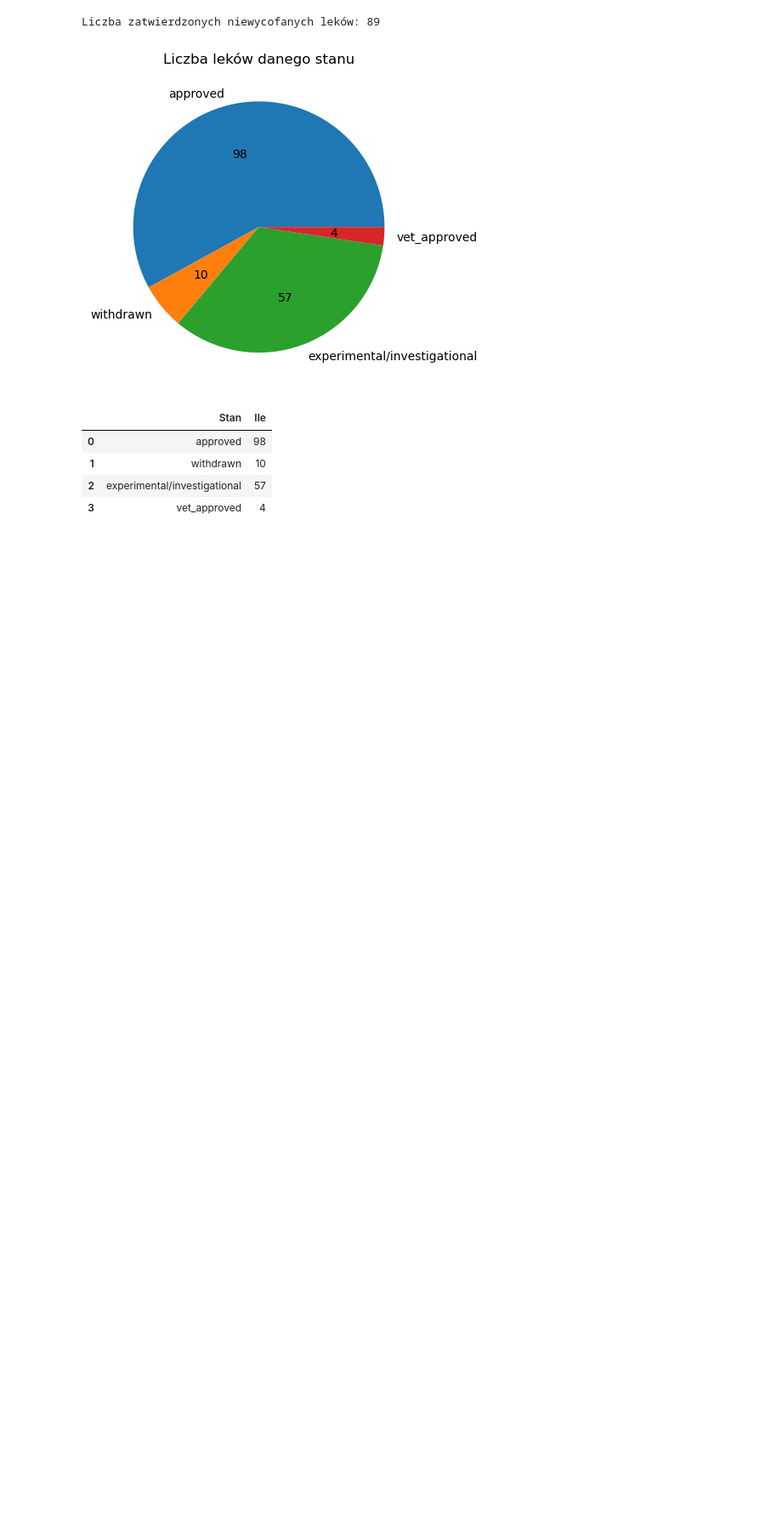
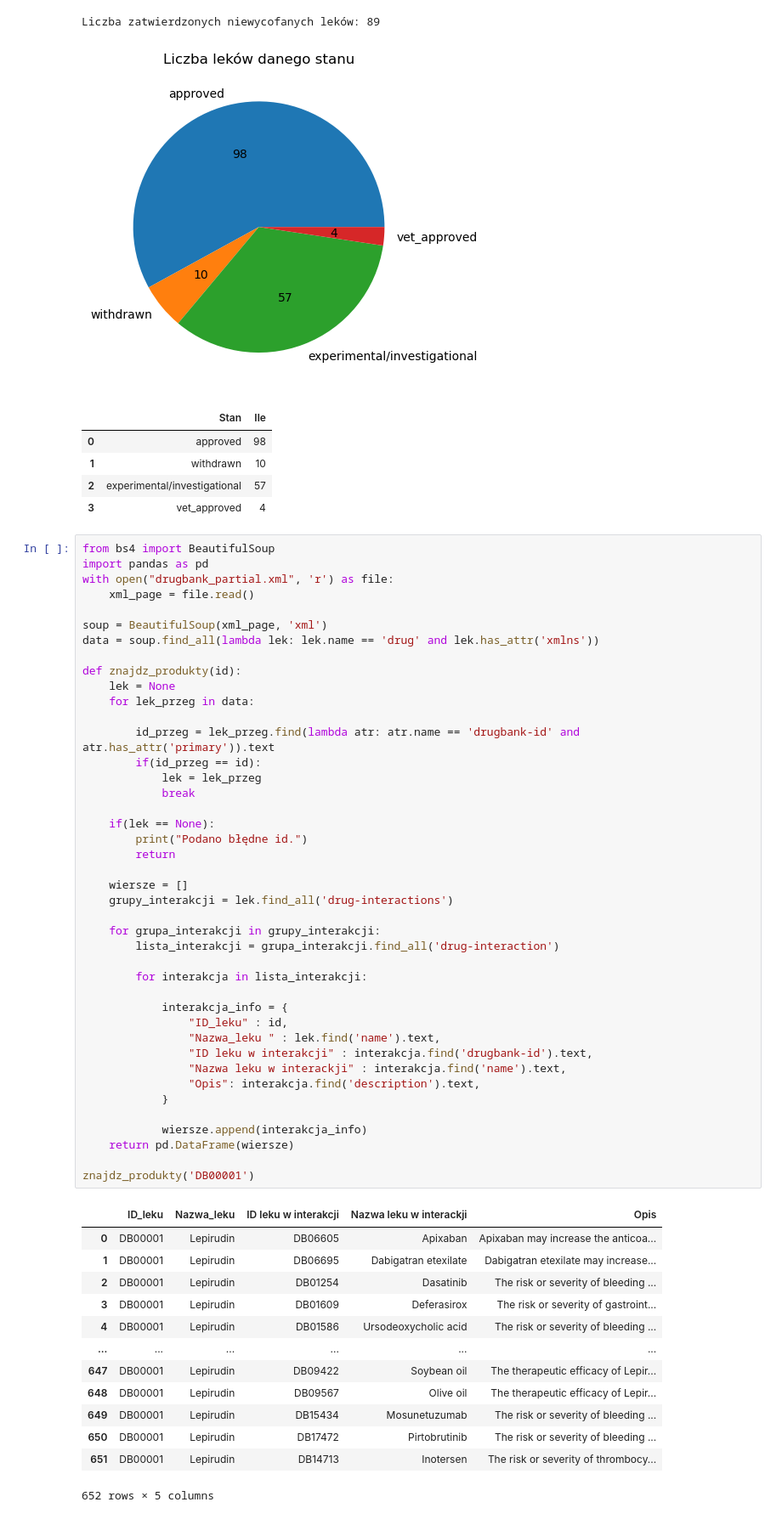
Before and after one commit to pstol123/drugbank-explorer, a Jupyter notebook: 1.ipynb, the cells around one changed output. Shown at 85% size. Drawn from its saved outputs; the diff is of its cells as text; blank space fills up the shorter version.

```diff
--- a/1.ipynb
+++ b/1.ipynb
@@ -542,3 +542,59 @@ Liczba zatwierdzonych niewycofanych leków: 89
 | 1 | withdrawn | 10 |
 | 2 | experimental/investigational | 57 |
 | 3 | vet_approved | 4 |
+# %%
+from bs4 import BeautifulSoup
+import pandas as pd
+with open("drugbank_partial.xml", 'r') as file:
+    xml_page = file.read()
+
+soup = BeautifulSoup(xml_page, 'xml')
+data = soup.find_all(lambda lek: lek.name == 'drug' and lek.has_attr('xmlns'))
+
+def znajdz_produkty(id):
+    lek = None
+    for lek_przeg in data:
+
+        id_przeg = lek_przeg.find(lambda atr: atr.name == 'drugbank-id' and atr.has_attr('primary')).text
+        if(id_przeg == id):
+            lek = lek_przeg
+            break
+
+    if(lek == None):
+        print("Podano błędne id.")
+        return
+
+    wiersze = []
+    grupy_interakcji = lek.find_all('drug-interactions')
+
+    for grupa_interakcji in grupy_interakcji:
+        lista_interakcji = grupa_interakcji.find_all('drug-interaction')
+
+        for interakcja in lista_interakcji:
+
+            interakcja_info = {
+                "ID_leku" : id,
+                "Nazwa_leku " : lek.find('name').text,
+                "ID leku w interakcji" : interakcja.find('drugbank-id').text,
+                "Nazwa leku w interackji" : interakcja.find('name').text,
+                "Opis": interakcja.find('description').text,
+            }
+
+            wiersze.append(interakcja_info)
+    return pd.DataFrame(wiersze)
+
+znajdz_produkty('DB00001')
+# %% [output]
+|  | ID_leku | Nazwa_leku | ID leku w interakcji | Nazwa leku w interackji | Opis |
+| 0 | DB00001 | Lepirudin | DB06605 | Apixaban | Apixaban may increase the anticoa... |
+| 1 | DB00001 | Lepirudin | DB06695 | Dabigatran etexilate | Dabigatran etexilate may increase... |
+| 2 | DB00001 | Lepirudin | DB01254 | Dasatinib | The risk or severity of bleeding ... |
+| 3 | DB00001 | Lepirudin | DB01609 | Deferasirox | The risk or severity of gastroint... |
+| 4 | DB00001 | Lepirudin | DB01586 | Ursodeoxycholic acid | The risk or severity of bleeding ... |
+| ... | ... | ... | ... | ... | ... |
+| 647 | DB00001 | Lepirudin | DB09422 | Soybean oil | The therapeutic efficacy of Lepir... |
+| 648 | DB00001 | Lepirudin | DB09567 | Olive oil | The therapeutic efficacy of Lepir... |
+| 649 | DB00001 | Lepirudin | DB15434 | Mosunetuzumab | The risk or severity of bleeding ... |
+| 650 | DB00001 | Lepirudin | DB17472 | Pirtobrutinib | The risk or severity of bleeding ... |
+| 651 | DB00001 | Lepirudin | DB14713 | Inotersen | The risk or severity of thrombocy... |
+652 rows × 5 columns
```
